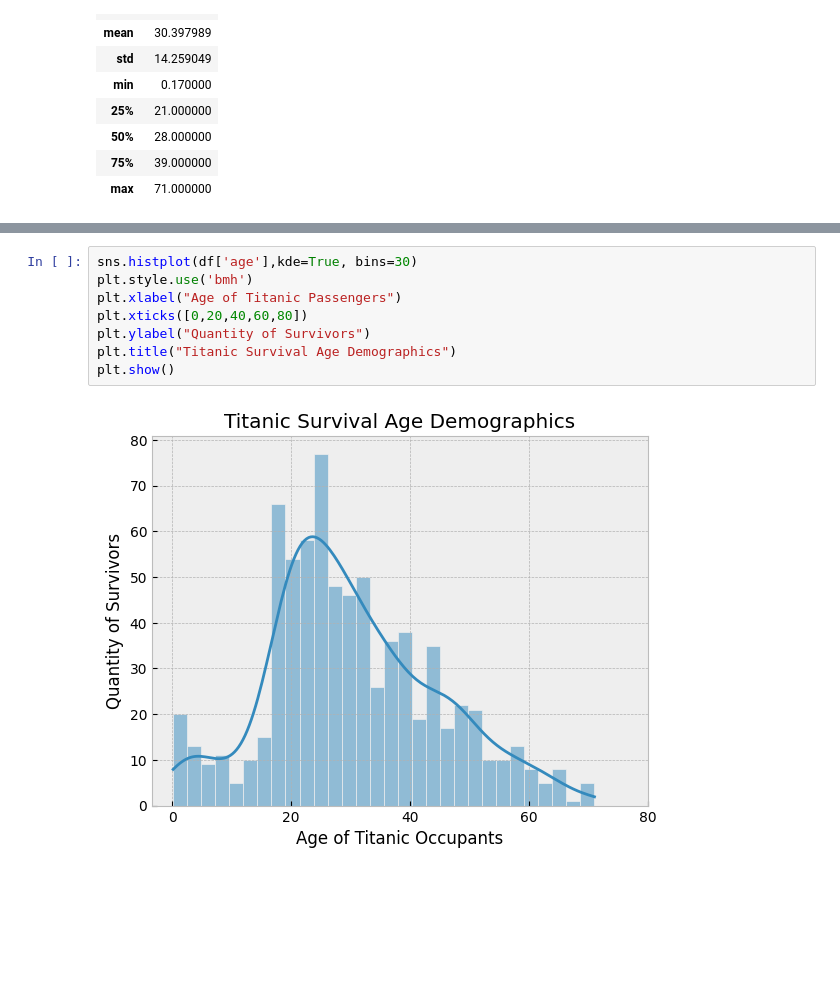
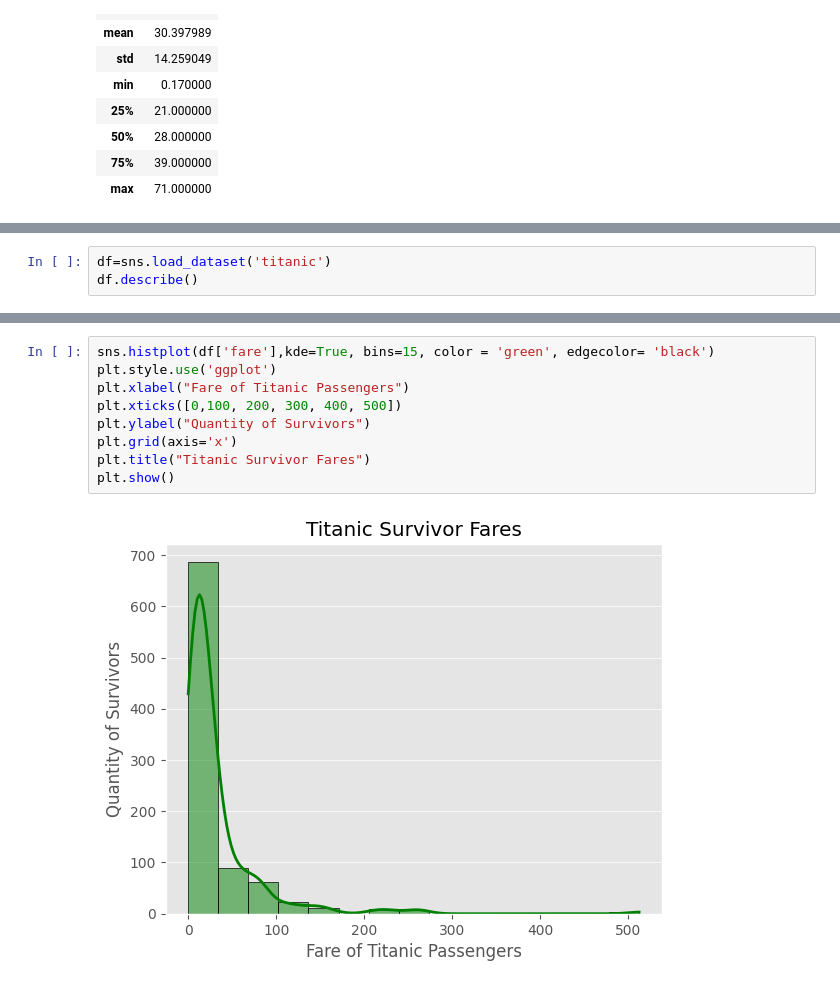
Before and after one commit to cmontg26/Data110, a Jupyter notebook: Week_5_6_Candace_Montgomery_Assignment.ipynb, the cells around one changed output, grey strips where cells are left out. Cells and saved outputs as stored; diff of their text form; blank space fills up the shorter version.

```diff
--- a/Week_5_6_Candace_Montgomery_Assignment.ipynb
+++ b/Week_5_6_Candace_Montgomery_Assignment.ipynb
@@ -22,0 +25,3 @@ df.describe()
+# %%
+df=sns.load_dataset('titanic')
+df.describe()
@@ -23,10 +49,11 @@ df.describe()
 # %%
-sns.histplot(df['age'],kde=True, bins=30)
-plt.style.use('bmh')
-plt.xlabel("Age of Titanic Passengers")
-plt.xticks([0,20,40,60,80])
+sns.histplot(df['fare'],kde=True, bins=15, color = 'green', edgecolor= 'black')
+plt.style.use('ggplot')
+plt.xlabel("Fare of Titanic Passengers")
+plt.xticks([0,100, 200, 300, 400, 500])
 plt.ylabel("Quantity of Survivors")
-plt.title("Titanic Survival Age Demographics")
+plt.grid(axis='x')
+plt.title("Titanic Survivor Fares")
 plt.show()
 # %% [output]
-[figure, old version]
+[figure, new version]
```
Also changed, not shown: parts of 14 cells of this notebook.
